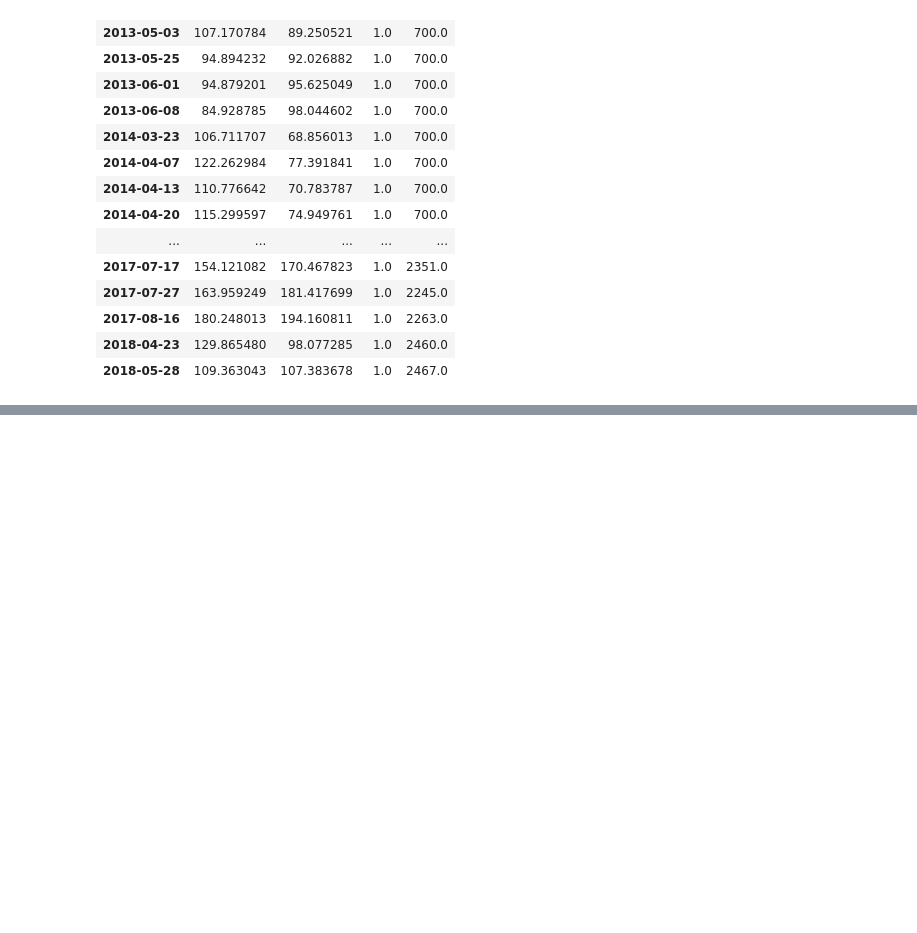
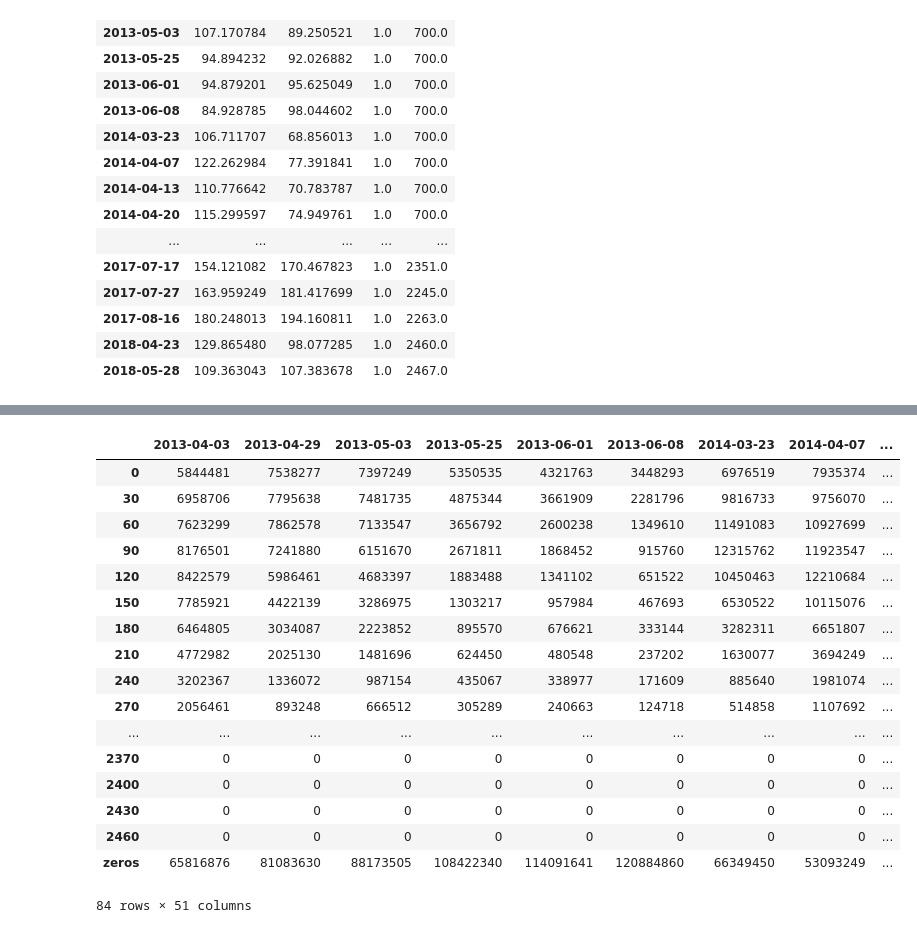
Before and after one commit to meganmason/jlabs, a Jupyter notebook: 3m_analysis/3m_analysis.ipynb, the cells around one changed output, grey strips where cells are left out. Drawn from its saved outputs; the diff is of its cells as text; code cells hidden in the pictures; blank space fills up the shorter version.

```diff
--- a/3m_analysis/3m_analysis.ipynb
+++ b/3m_analysis/3m_analysis.ipynb
@@ -194,36 +189,54 @@ df.plot()
 # %%
-# Histogram Function
+# # Histogram Function (normalized)
 
-def histogram_df(depth_array, binx, mask_array = None, mask_value = None):
+# def histogram_df(depth_array, binx, norm=False, mask_array = None, mask_value = None):
 
-    ''' histogram dataframe'''
-    if mask_array is None:
-        hist = np.histogram(depth_array[depth_array>0], binx)
-        return hist
-    else:
-        hist = np.histogram(depth_array[(mask_array == mask_value) & (depth_array > 0)], binx)
-        return hist
+#     ''' histogram dataframe'''
+#     if mask_array is None:
+#         hist = np.histogram(depth_array[depth_array>0], binx)
+#         return hist
+
+#     if norm is True:
+#         d_norm = depth_array/np.mean(depth_array[depth_array>0])
+#         hist_norm = np.histogram(d_norm[(mask_array == mask_value) & (depth_array > 0)], binx)
+#         return hist_norm
+
+#     else:
+#         hist = np.histogram(depth_array[(mask_array == mask_value) & (depth_array > 0)], binx)
+#         return hist
 # %%
 #call histogram function
 
 df_h = pd.DataFrame()
-binx = np.arange(0,1000,30)
+num_zeros = []
+binx = np.arange(0,2500,30) #0-30m, steps by 30cm (2017/18 maxes out at 24m....so went above to compute every pixel)
 
 for f in sorted(flist):
     fDate = flight_date(f)
     d = io.imread(f)
-    hist = histogram_df(d, binx, mask_array = mask, mask_value=np.max(mask))
-#     hist = histogram_df(d, binx)
-#     print(hist[0])
+    [hist, num_pix_zero] = histogram_df(d, binx, mask_array = mask, mask_value=np.max(mask))
     df_h[fDate]=hist[0]
-#     df_h.set_index=binx
-# df=df.transpose()
-# df.columns='histogram'
-df_h = df_h.set_index(binx[:-1]) #index first col as left bin edges
-df_h
+    num_zeros.append(num_pix_zero)
 
-'''save to csv!'''
-#ars path
-export_csv = df_h.to_csv('/home/meganmason/Documents/projects/thesis/figures/tables/histogram_df.csv', index = None, header=True)
-#mm path
-# export_csv = df_h.to_csv('/Users/megmason/Desktop/outputs/histogram_df.csv', index = None, header=True)
+df_h = df_h.set_index(hist[1][:-1])#index first col as left bin edges
+df_h.loc['zeros'] = num_zeros
+# df_h
+# %% [output]
+|  | 2013-04-03 | 2013-04-29 | 2013-05-03 | 2013-05-25 | 2013-06-01 | 2013-06-08 | 2014-03-23 | 2014-04-07 | ... |
+| 0 | 5844481 | 7538277 | 7397249 | 5350535 | 4321763 | 3448293 | 6976519 | 7935374 | ... |
+| 30 | 6958706 | 7795638 | 7481735 | 4875344 | 3661909 | 2281796 | 9816733 | 9756070 | ... |
+| 60 | 7623299 | 7862578 | 7133547 | 3656792 | 2600238 | 1349610 | 11491083 | 10927699 | ... |
+| 90 | 8176501 | 7241880 | 6151670 | 2671811 | 1868452 | 915760 | 12315762 | 11923547 | ... |
+| 120 | 8422579 | 5986461 | 4683397 | 1883488 | 1341102 | 651522 | 10450463 | 12210684 | ... |
+| 150 | 7785921 | 4422139 | 3286975 | 1303217 | 957984 | 467693 | 6530522 | 10115076 | ... |
+| 180 | 6464805 | 3034087 | 2223852 | 895570 | 676621 | 333144 | 3282311 | 6651807 | ... |
+| 210 | 4772982 | 2025130 | 1481696 | 624450 | 480548 | 237202 | 1630077 | 3694249 | ... |
+| 240 | 3202367 | 1336072 | 987154 | 435067 | 338977 | 171609 | 885640 | 1981074 | ... |
+| 270 | 2056461 | 893248 | 666512 | 305289 | 240663 | 124718 | 514858 | 1107692 | ... |
+| ... | ... | ... | ... | ... | ... | ... | ... | ... | ... |
+| 2370 | 0 | 0 | 0 | 0 | 0 | 0 | 0 | 0 | ... |
+| 2400 | 0 | 0 | 0 | 0 | 0 | 0 | 0 | 0 | ... |
+| 2430 | 0 | 0 | 0 | 0 | 0 | 0 | 0 | 0 | ... |
+| 2460 | 0 | 0 | 0 | 0 | 0 | 0 | 0 | 0 | ... |
+| zeros | 65816876 | 81083630 | 88173505 | 108422340 | 114091641 | 120884860 | 66349450 | 53093249 | ... |
+84 rows × 51 columns
```
Also changed, not shown: parts of 16 cells of this notebook, 1 other file.
